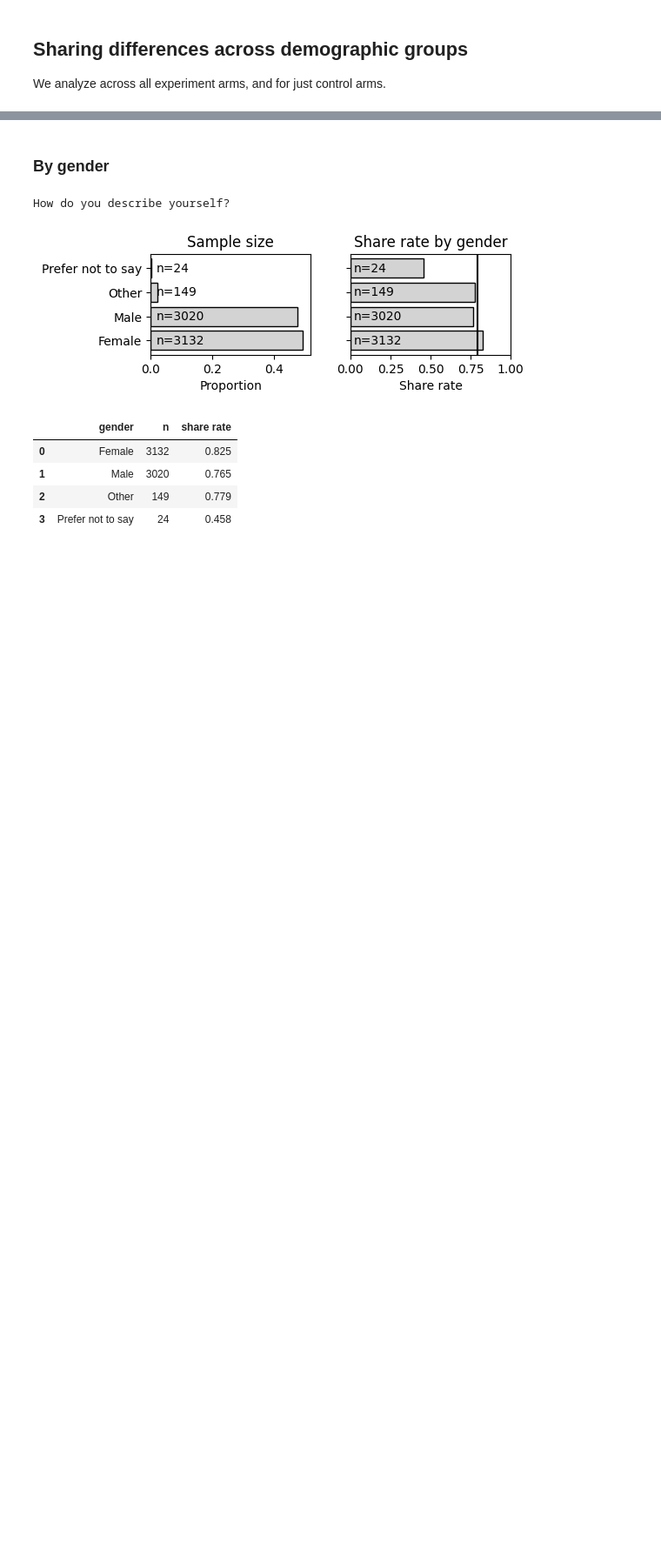
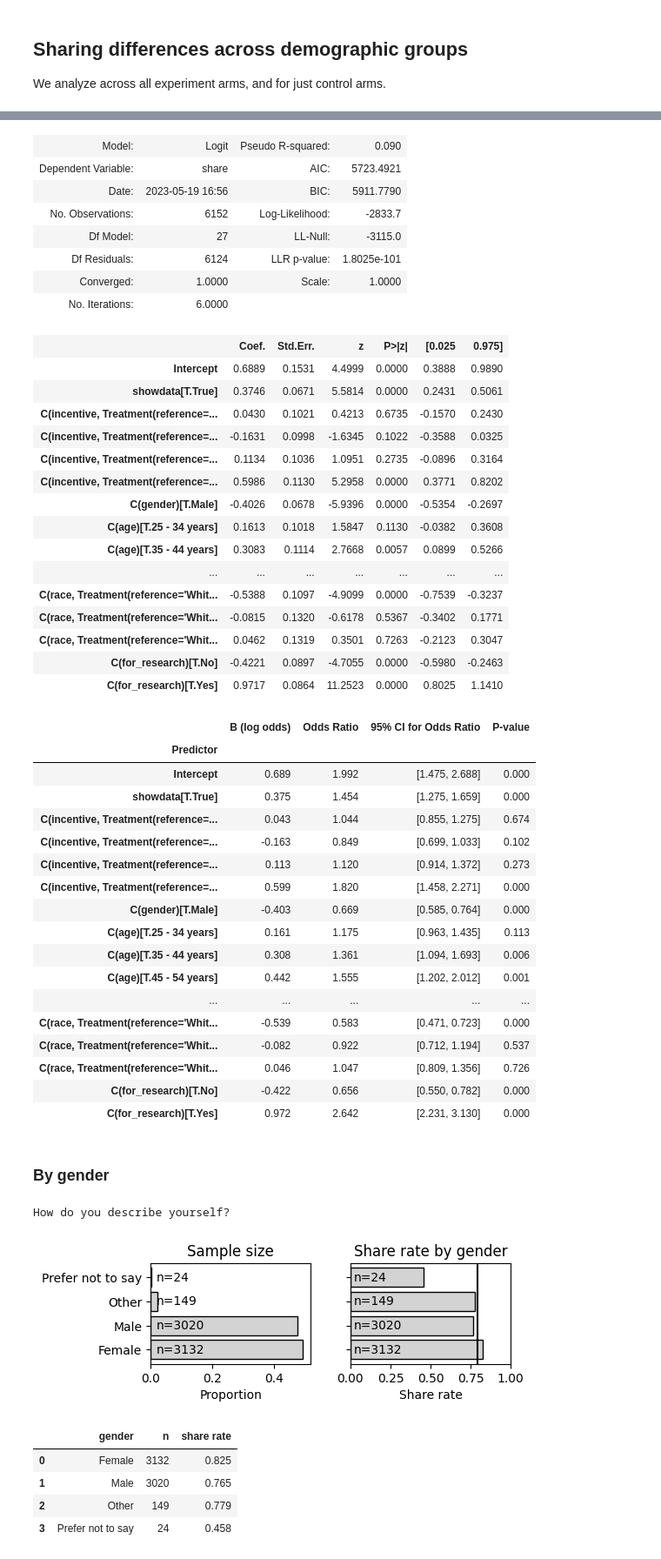
Before and after one commit to aberke/amazon-study, a Jupyter notebook: data-analysis/survey-data.ipynb, the cells around one changed output, grey strips where cells are left out. Shown at 87% size. Cells and saved outputs as stored; diff of their text form; code cells hidden in the pictures; blank space fills up the shorter version.

```diff
--- a/data-analysis/survey-data.ipynb
+++ b/data-analysis/survey-data.ipynb
@@ -736,0 +649,25 @@ Optimization terminated successfully.
+# %%
+# build the df used for the model
+keep_cols = [
+    'q-demos-age', 'Q-demos-hispanic', 'Q-demos-race', 'Q-demos-education',
+    'Q-demos-income', 'Q-demos-gender', 'Q-sexual-orientation',
+    'Q-amazon-use-hh-size', 'Q-amazon-use-how-oft',
+    'Q-sell-YOUR-data', 'Q-sell-consumer-data', 'Q-small-biz-use', 'Q-census-use','Q-research-society',
+    'showdata', 'incentive', 'share',
+]
+mdf = df[keep_cols]
+# gender: restrict to Male/Female binary
+mdf = (
+    mdf[mdf['Q-demos-gender'].isin(['Male','Female'])]
+    .rename({
+        'Q-research-society': 'for_research',
+        'Q-demos-education': 'edu',
+        'Q-demos-income': 'income',
+        'Q-demos-gender':'gender',
+        'Q-demos-race': 'race',
+        'q-demos-age': 'age',
+    }, axis=1)
+)
+# Make very simplifying use of race
+mdf['race'] = mdf['race'].apply(lambda r: 'Other or 2 or more races' if ((len(r.split(',')) > 1) or ('Other' in r)) else r)
+mdf.head(3)
@@ -736,0 +740,13 @@ Optimization terminated successfully.
+# %%
+formula = "share ~ showdata + C(incentive, Treatment(reference='control'))"
+formula += " + C(gender) + C(age)"
+# median household income ~$70k, use that group as reference
+formula += " + C(income, Treatment(reference='\$50,000 - \$74,999'))"
+formula += " + C(edu) + C(race, Treatment(reference='White or Caucasian'))"
+formula += " + C(for_research)"
+print('formula:')
+print(formula)
+model = smf.logit(formula=formula, data=mdf).fit()
+display(model.summary2())
+display(get_predictors_table(model))
+# %% [output]
@@ -737,3 +758,45 @@ Optimization terminated successfully.
+| Model: | Logit | Pseudo R-squared: | 0.090 |
+| Dependent Variable: | share | AIC: | 5723.4921 |
+| Date: | 2023-05-19 16:56 | BIC: | 5911.7790 |
+| No. Observations: | 6152 | Log-Likelihood: | -2833.7 |
+| Df Model: | 27 | LL-Null: | -3115.0 |
+| Df Residuals: | 6124 | LLR p-value: | 1.8025e-101 |
+| Converged: | 1.0000 | Scale: | 1.0000 |
+| No. Iterations: | 6.0000 |  |  |
+|  | Coef. | Std.Err. | z | P>|z| | [0.025 | 0.975] |
+| Intercept | 0.6889 | 0.1531 | 4.4999 | 0.0000 | 0.3888 | 0.9890 |
+| showdata[T.True] | 0.3746 | 0.0671 | 5.5814 | 0.0000 | 0.2431 | 0.5061 |
+| C(incentive, Treatment(reference=... | 0.0430 | 0.1021 | 0.4213 | 0.6735 | -0.1570 | 0.2430 |
+| C(incentive, Treatment(reference=... | -0.1631 | 0.0998 | -1.6345 | 0.1022 | -0.3588 | 0.0325 |
+| C(incentive, Treatment(reference=... | 0.1134 | 0.1036 | 1.0951 | 0.2735 | -0.0896 | 0.3164 |
+| C(incentive, Treatment(reference=... | 0.5986 | 0.1130 | 5.2958 | 0.0000 | 0.3771 | 0.8202 |
+| C(gender)[T.Male] | -0.4026 | 0.0678 | -5.9396 | 0.0000 | -0.5354 | -0.2697 |
+| C(age)[T.25 - 34 years] | 0.1613 | 0.1018 | 1.5847 | 0.1130 | -0.0382 | 0.3608 |
+| C(age)[T.35 - 44 years] | 0.3083 | 0.1114 | 2.7668 | 0.0057 | 0.0899 | 0.5266 |
+| ... | ... | ... | ... | ... | ... | ... |
+| C(race, Treatment(reference='Whit... | -0.5388 | 0.1097 | -4.9099 | 0.0000 | -0.7539 | -0.3237 |
+| C(race, Treatment(reference='Whit... | -0.0815 | 0.1320 | -0.6178 | 0.5367 | -0.3402 | 0.1771 |
+| C(race, Treatment(reference='Whit... | 0.0462 | 0.1319 | 0.3501 | 0.7263 | -0.2123 | 0.3047 |
+| C(for_research)[T.No] | -0.4221 | 0.0897 | -4.7055 | 0.0000 | -0.5980 | -0.2463 |
+| C(for_research)[T.Yes] | 0.9717 | 0.0864 | 11.2523 | 0.0000 | 0.8025 | 1.1410 |
+|  | B (log odds) | Odds Ratio | 95% CI for Odds Ratio | P-value |
+| Predictor |  |  |  |  |
+| Intercept | 0.689 | 1.992 | [1.475, 2.688] | 0.000 |
+| showdata[T.True] | 0.375 | 1.454 | [1.275, 1.659] | 0.000 |
+| C(incentive, Treatment(reference=... | 0.043 | 1.044 | [0.855, 1.275] | 0.674 |
+| C(incentive, Treatment(reference=... | -0.163 | 0.849 | [0.699, 1.033] | 0.102 |
+| C(incentive, Treatment(reference=... | 0.113 | 1.120 | [0.914, 1.372] | 0.273 |
+| C(incentive, Treatment(reference=... | 0.599 | 1.820 | [1.458, 2.271] | 0.000 |
+| C(gender)[T.Male] | -0.403 | 0.669 | [0.585, 0.764] | 0.000 |
+| C(age)[T.25 - 34 years] | 0.161 | 1.175 | [0.963, 1.435] | 0.113 |
+| C(age)[T.35 - 44 years] | 0.308 | 1.361 | [1.094, 1.693] | 0.006 |
+| C(age)[T.45 - 54 years] | 0.442 | 1.555 | [1.202, 2.012] | 0.001 |
+| ... | ... | ... | ... | ... |
+| C(race, Treatment(reference='Whit... | -0.539 | 0.583 | [0.471, 0.723] | 0.000 |
+| C(race, Treatment(reference='Whit... | -0.082 | 0.922 | [0.712, 1.194] | 0.537 |
+| C(race, Treatment(reference='Whit... | 0.046 | 1.047 | [0.809, 1.356] | 0.726 |
+| C(for_research)[T.No] | -0.422 | 0.656 | [0.550, 0.782] | 0.000 |
+| C(for_research)[T.Yes] | 0.972 | 2.642 | [2.231, 3.130] | 0.000 |
 # %% [markdown]
 ### By gender
 # %%
```
Also changed, not shown: parts of 105 cells of this notebook.
